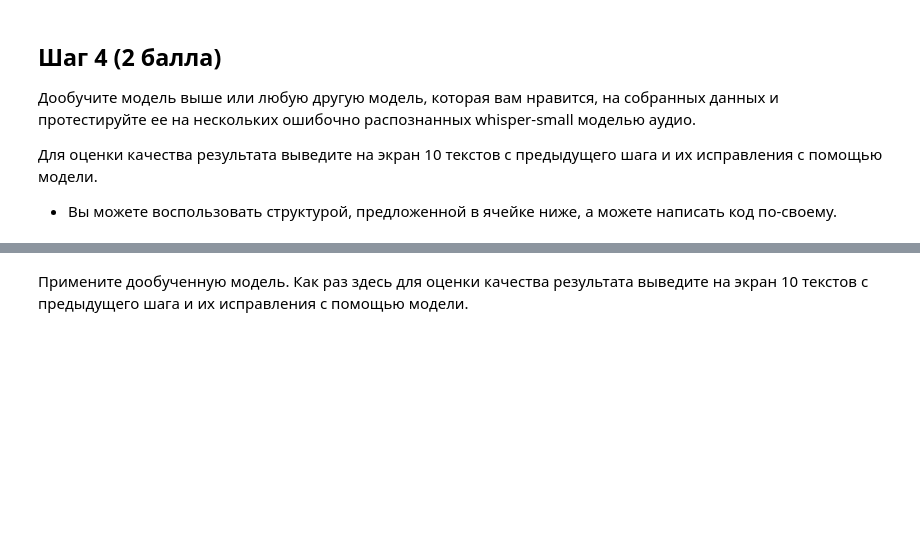
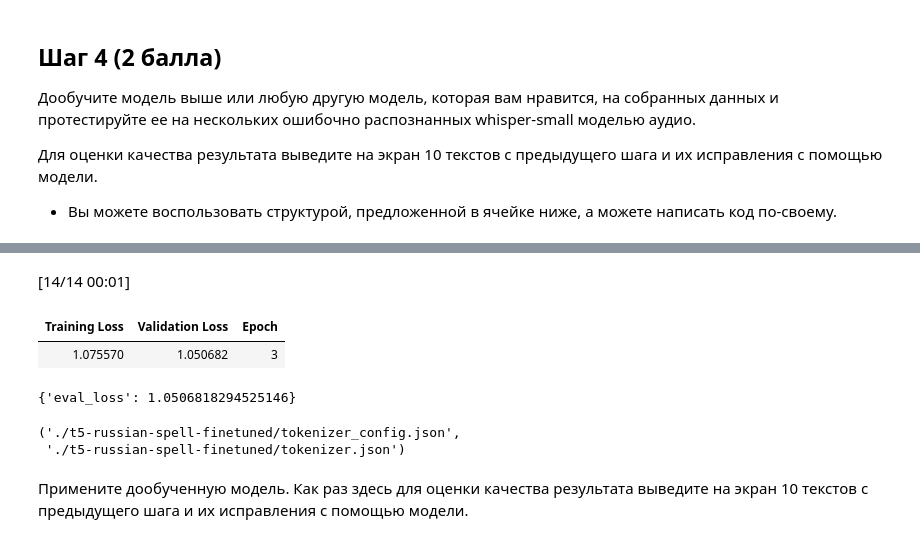
Before and after one commit to just-hw/GEN_HW1, a Jupyter notebook: Hometasks/Base/GenDL_HT1_base_2026.ipynb, the cells around one changed output, grey strips where cells are left out. Cells and saved outputs as stored; diff of their text form; code cells hidden in the pictures; blank space fills up the shorter version.

```diff
--- a/Hometasks/Base/GenDL_HT1_base_2026.ipynb
+++ b/Hometasks/Base/GenDL_HT1_base_2026.ipynb
@@ -1078,0 +1009,27 @@ ValueError: pyarrow.lib.IpcReadOptions size changed, may indicate binary incompa
+# %%
+# предобрабатываем датасет для дообучения
+MAX_INPUT = 256
+MAX_OUTPUT = 256
+
+def preprocess(batch):
+  inputs = ["Spell_correct: " + text for text in batch['input']]
+  model_inputs = sc_tokenizer(
+      inputs,
+      max_length=MAX_INPUT,
+      truncation=True
+  )
+  print(batch)
+  targets = sc_tokenizer(
+      text_target=batch['output'],
+      max_length=MAX_OUTPUT,
+      truncation=True
+  )
+  model_inputs['labels'] = targets['input_ids']
+  return model_inputs
+tokenized_dataset = dataset.map(
+    preprocess,
+    batched=True,
+    remove_columns=dataset["train"].column_names,
+)
+
+tokenized_dataset
@@ -1078,0 +1099,15 @@ ValueError: pyarrow.lib.IpcReadOptions size changed, may indicate binary incompa
+# %%
+trainer.evaluate()
+# %% [output]
+[14/14 00:01]
+| Training Loss | Validation Loss | Epoch |
+| 1.075570 | 1.050682 | 3 |
+{'eval_loss': 1.0506818294525146}
+# %%
+SAVE_PATH = "./t5-russian-spell-finetuned"
+
+trainer.save_model(SAVE_PATH)
+sc_tokenizer.save_pretrained(SAVE_PATH)
+# %% [output]
+('./t5-russian-spell-finetuned/tokenizer_config.json',
+ './t5-russian-spell-finetuned/tokenizer.json')
```
Also changed, not shown: parts of 12 cells of this notebook.
